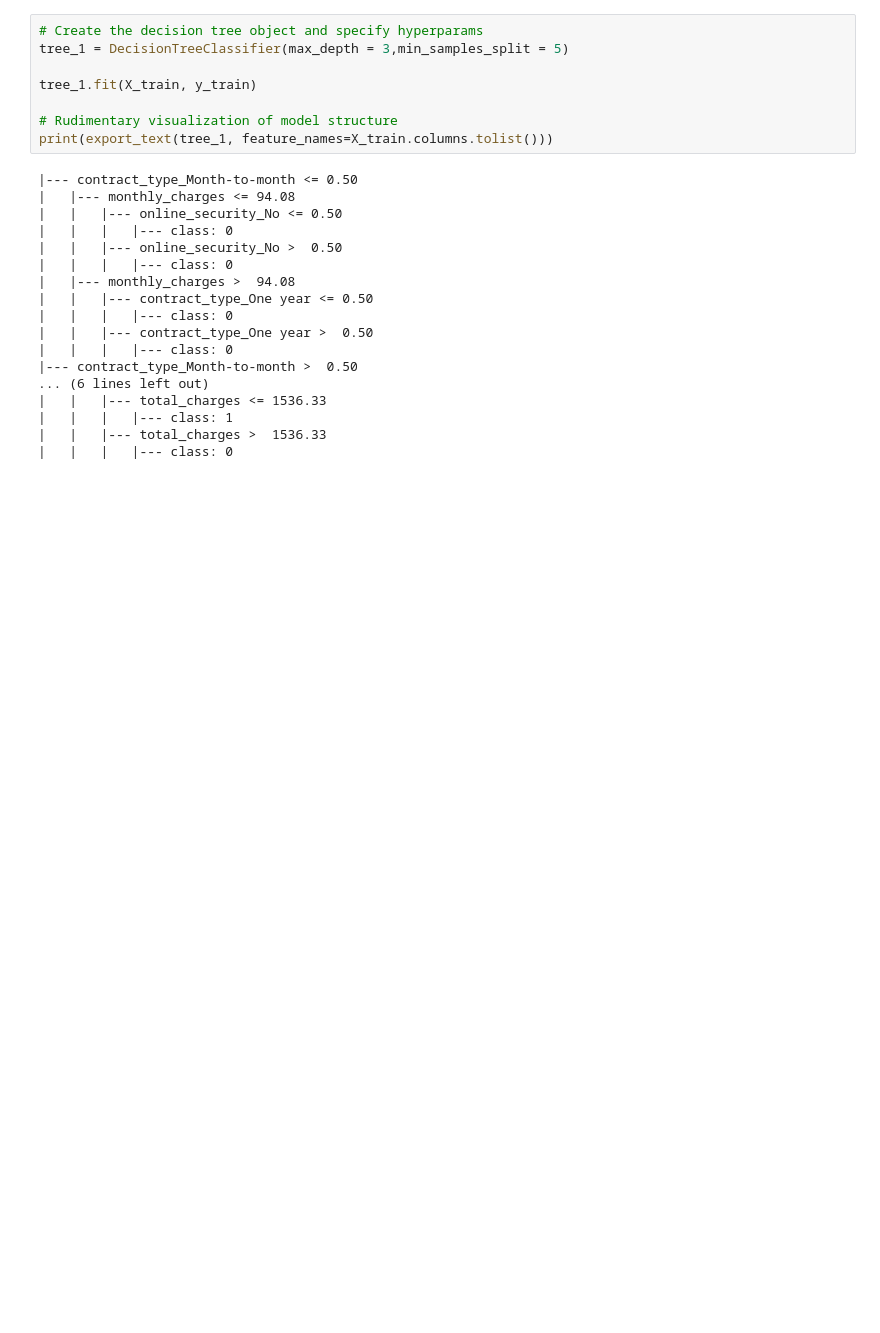
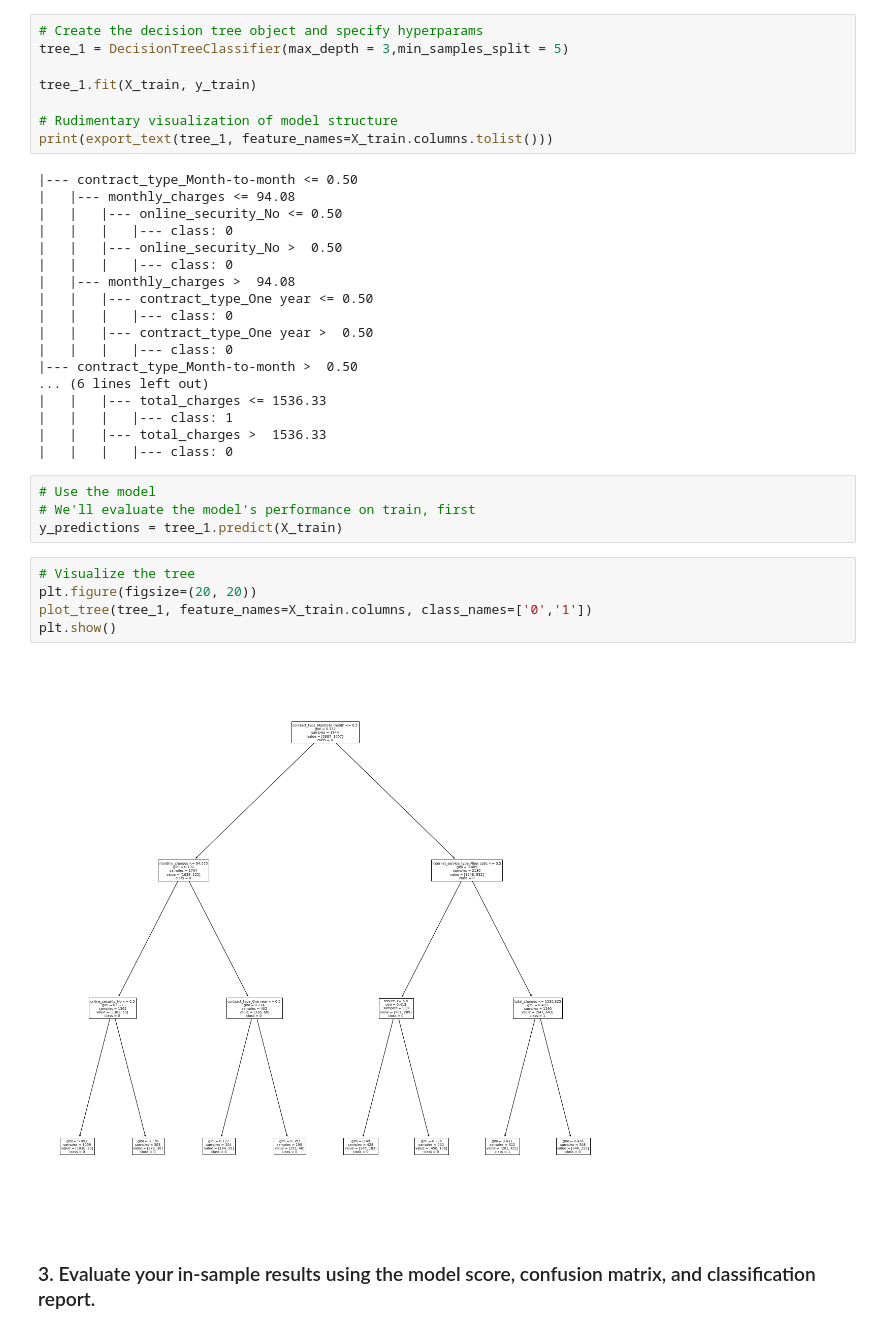
Before and after one commit to Yvette-Ibarra/classification-exercises, a Jupyter notebook: Model.ipynb, the cells around one changed output. Saved outputs shown, nothing was run; the diff lists cells and outputs as text; blank space fills up the shorter version.

```diff
--- a/Model.ipynb
+++ b/Model.ipynb
@@ -408,3 +405,16 @@ print(export_text(tree_1, feature_names=X_train.columns.tolist()))
 |   |   |   |--- class: 1
 |   |   |--- total_charges >  1536.33
 |   |   |   |--- class: 0
+# %%
+# Use the model
+# We'll evaluate the model's performance on train, first
+y_predictions = tree_1.predict(X_train)
+# %%
+# Visualize the tree
+plt.figure(figsize=(20, 20))
+plot_tree(tree_1, feature_names=X_train.columns, class_names=['0','1'])
+plt.show()
+# %% [output]
+[figure, added]
+# %% [markdown]
+### 3. Evaluate your in-sample results using the model score, confusion matrix, and classification report.
```
Also changed, not shown: parts of 5 cells of this notebook.
